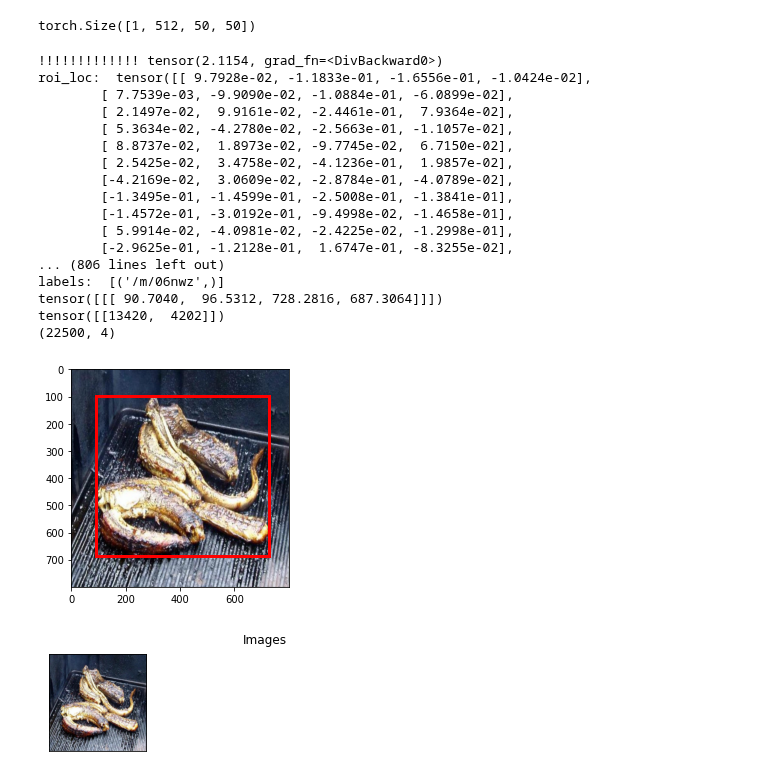
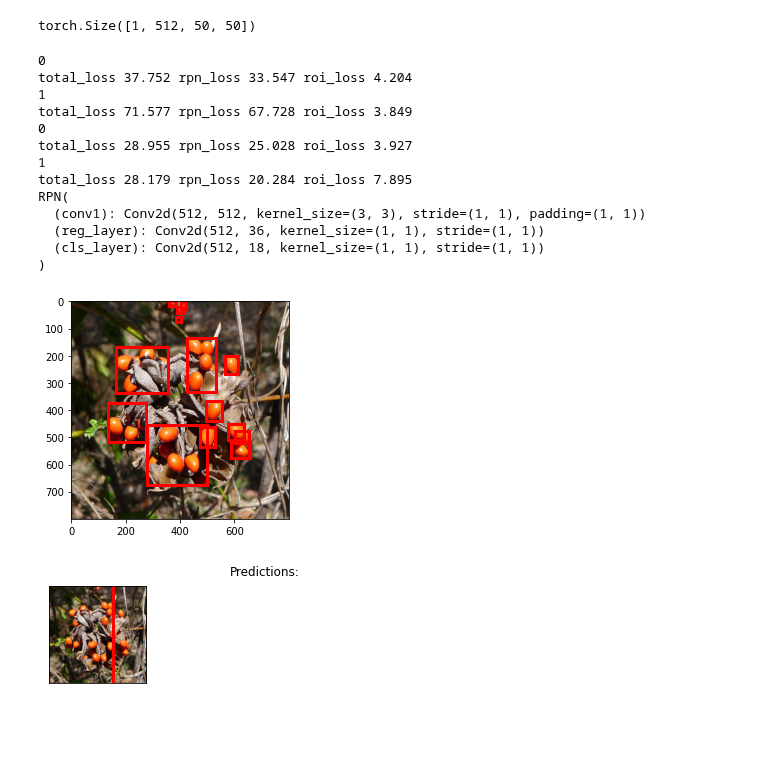
Before and after one commit to ugnet/Faster-RCNN, a Jupyter notebook: FINAL_Faster_RCNN_pytorch.ipynb, the cells around one changed output. Drawn from its saved outputs; the diff is of its cells as text; code cells hidden in the pictures; blank space fills up the shorter version.

```diff
--- a/FINAL_Faster_RCNN_pytorch.ipynb
+++ b/FINAL_Faster_RCNN_pytorch.ipynb
@@ -570,14 +512,14 @@ def tonumpy(data):
 # %%
 def validate(model, data_loader, vgg_req_features, detection_model):
     items = [next(iter(data_loader))]
-    print(items)
+    # print(items)
 
     itm = items
     img  = items[0]["image"]
     bbox = items[0]["boxes"]
     labels = items[0]["labels"]
-    print("bbox: ", bbox)
-    print("labels: ", labels)
+    # print("bbox: ", bbox)
+    # print("labels: ", labels)
     # print(img.shape)
     img = img.squeeze(0)
     img = img.squeeze(0)
@@ -588,7 +530,7 @@ def validate(model, data_loader, vgg_req_features, detection_model):
     labels_all = [item['labels'] for item in items]
 
     # show_corner_bbs(img_all[1], bbox_all[1])
-    print( bbox_all[0])
+    # print( bbox_all[0])
     img_all[0] = img_all[0].squeeze(0)
     img_all[0] = img_all[0].squeeze(0)
     show_corner_bbs(img_all[0], bbox_all[0][0])
@@ -603,27 +545,29 @@ def validate(model, data_loader, vgg_req_features, detection_model):
     feature_maps = vgg_req_features(img)
     #print("##############   feature map shape: ", k.shape)
     X_FM, Y_FM = feature_maps.shape[2:]
+    # print( X_FM, Y_FM)
     anchor_locations_all_merge, anchor_labels_all_merge, anchors = bbox_generation(items[0], X_FM, Y_FM)
     pred_anchor_locs, pred_cls_scores, objectness_score = model(feature_maps)
-    region_proposals = NMS(pred_anchor_locs, objectness_score, anchors)
+    region_proposals = generateProposals(pred_anchor_locs, objectness_score, anchors)
     gt_roi_locs, gt_roi_labels, sample_rois = proposalTargets(region_proposals, bbox, labels)
     k = ROIPooling(sample_rois, feature_maps)
     roi_cls_loc, roi_cls_score = detection_model(k)
-    # print("pred_anchor_locs: ", pred_anchor_locs)
-    # print("pred_cls_scores: ", pred_cls_scores)
-    # print("objectness_score: ", objectness_score)
-    # print(pred_anchor_locs.shape, pred_cls_scores.shape, objectness_score.shape)
-    # print(objectness_score[0,1])
+    n_sample = roi_cls_loc.shape[0]
+    roi_loc = roi_cls_loc.view(n_sample, -1, 4)
+    # print("pred_anchor_locs: ", pred_anchor_locs.shape)
+
     max_score = pred_cls_scores.argmax(1)
     max_ = objectness_score.argmax(1)
-    print(max_score)
+    # print(max_score)
     # print(max_)
     top_bbox = []
     for ind, item in enumerate(max_):
         # print(item.item())
-        # print(pred_anchor_locs[ind,item.item()])
+        # print(pred_anchor_locs[ind].shape)
+        # print(pred_anchor_locs.shape)
+
         roi = pred_bbox_to_xywh(pred_anchor_locs[ind], anchors)
-        print (roi.shape)
+        # print(roi)
         # print("index: %s bbox: %s "%(ind, roi[item]))
         top_bbox.append([roi[item]])
     #plot_imges_with_bboxes(images, bbox_all)
@@ -650,7 +594,7 @@ def plot_imges_with_bboxes(imgs, bboxes, col=4):
                 for bb in bbs:
                     plt.gca().add_patch(create_corner_rect(bb))
             #ax.text(3, 6, ind, fontdict={'weight': 'bold', 'size': 16}, color="y" )
-    fig.suptitle("Images")
+    fig.suptitle("Predictions:")
 
 def pred_bbox_to_xywh(bbox, anchors):
     # print("bbox: ", bbox.shape)
@@ -1166,34 +1086,30 @@ print(feature_map.size())
 torch.Size([1, 512, 50, 50])
 # %%
 
-dataset = prepareData(TEST_PURPOSE)
-data_loader = torch.utils.data.DataLoader(dataset, batch_size=1, shuffle=True, num_workers=1)
-RPNmodel = RPN()
-DetectionModel = DetectionNetwork()
+# dataset = prepareData(TEST_PURPOSE)
+# data_loader = torch.utils.data.DataLoader(dataset, batch_size=1, shuffle=True, num_workers=1)
+# RPNmodel = RPN()
+# DetectionModel = DetectionNetwork()
 
-all_params = list(list(RPNmodel.parameters()) + list(DetectionModel.parameters()))
-optimizer = torch.optim.Adam(all_params, lr=0.0015)
+# all_params = list(list(RPNmodel.parameters()) + list(DetectionModel.parameters()))
+# optimizer = torch.optim.Adam(all_params, lr=0.0015)
 
-trained_RPN_model, trained_detectionModel = train_model(faster_rcnn_fe_extractor, optimizer, 3, RPNmodel, data_loader, DetectionModel)
+trained_RPN_model, trained_detectionModel = train_model(faster_rcnn_fe_extractor, optimizer, 2, RPNmodel, data_loader, DetectionModel)
 print(trained_RPN_model)
 validate(trained_RPN_model, data_loader, faster_rcnn_fe_extractor, trained_detectionModel)
 # %% [output]
-!!!!!!!!!!!!! tensor(2.1154, grad_fn=<DivBackward0>)
-roi_loc:  tensor([[ 9.7928e-02, -1.1833e-01, -1.6556e-01, -1.0424e-02],
-        [ 7.7539e-03, -9.9090e-02, -1.0884e-01, -6.0899e-02],
-        [ 2.1497e-02,  9.9161e-02, -2.4461e-01,  7.9364e-02],
-        [ 5.3634e-02, -4.2780e-02, -2.5663e-01, -1.1057e-02],
-        [ 8.8737e-02,  1.8973e-02, -9.7745e-02,  6.7150e-02],
-        [ 2.5425e-02,  3.4758e-02, -4.1236e-01,  1.9857e-02],
-        [-4.2169e-02,  3.0609e-02, -2.8784e-01, -4.0789e-02],
-        [-1.3495e-01, -1.4599e-01, -2.5008e-01, -1.3841e-01],
-        [-1.4572e-01, -3.0192e-01, -9.4998e-02, -1.4658e-01],
-        [ 5.9914e-02, -4.0981e-02, -2.4225e-02, -1.2998e-01],
-        [-2.9625e-01, -1.2128e-01,  1.6747e-01, -8.3255e-02],
-... (806 lines left out)
-labels:  [('/m/06nwz',)]
-tensor([[[ 90.7040,  96.5312, 728.2816, 687.3064]]])
-tensor([[13420,  4202]])
-(22500, 4)
+0
+total_loss 37.752 rpn_loss 33.547 roi_loss 4.204
+1
+total_loss 71.577 rpn_loss 67.728 roi_loss 3.849
+0
+total_loss 28.955 rpn_loss 25.028 roi_loss 3.927
+1
+total_loss 28.179 rpn_loss 20.284 roi_loss 7.895
+RPN(
+  (conv1): Conv2d(512, 512, kernel_size=(3, 3), stride=(1, 1), padding=(1, 1))
+  (reg_layer): Conv2d(512, 36, kernel_size=(1, 1), stride=(1, 1))
+  (cls_layer): Conv2d(512, 18, kernel_size=(1, 1), stride=(1, 1))
+)
-[figure, old version]
+[figure, new version]
-[figure, old version]
+[figure, new version]
```
Also changed, not shown: parts of 8 cells of this notebook.
